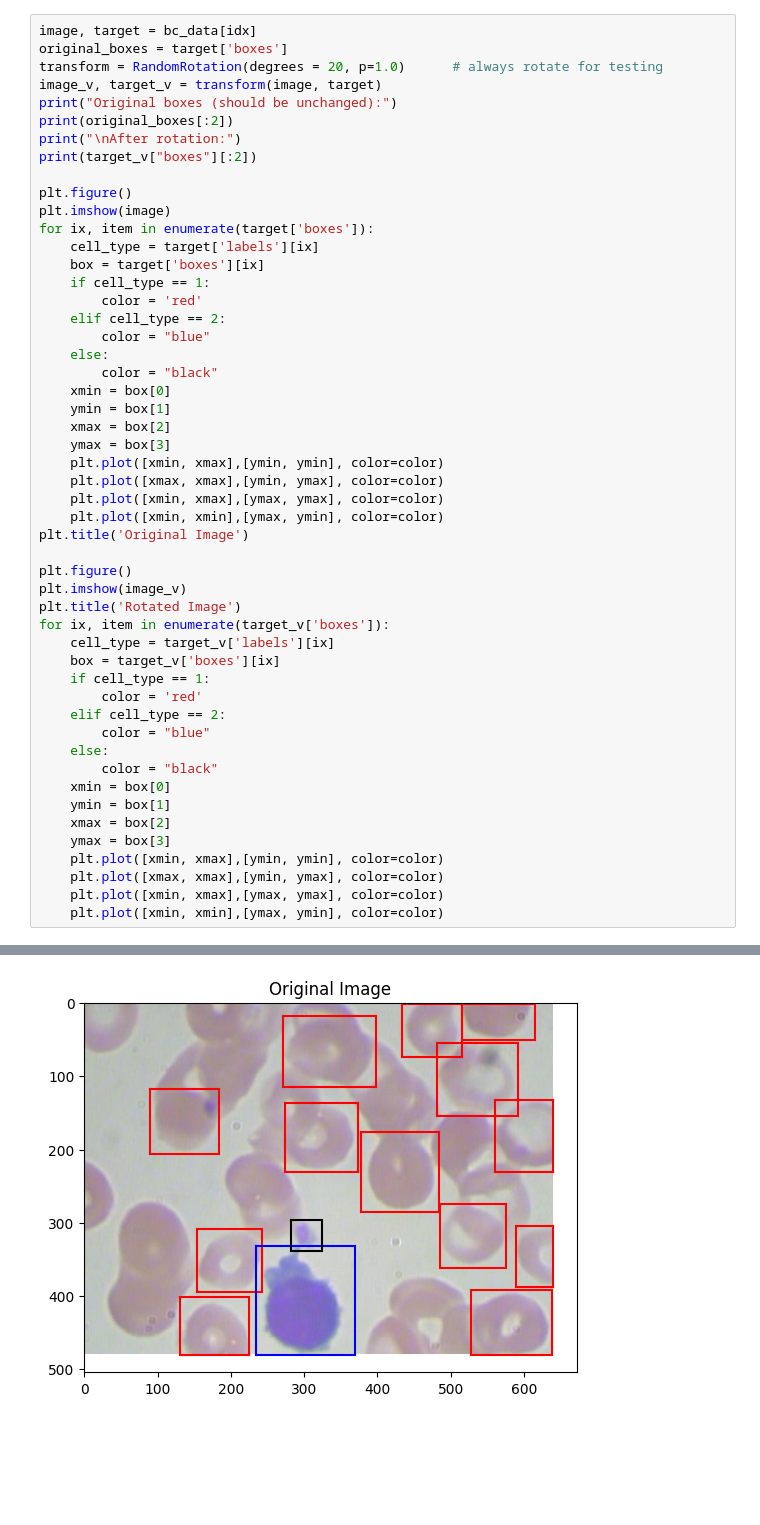
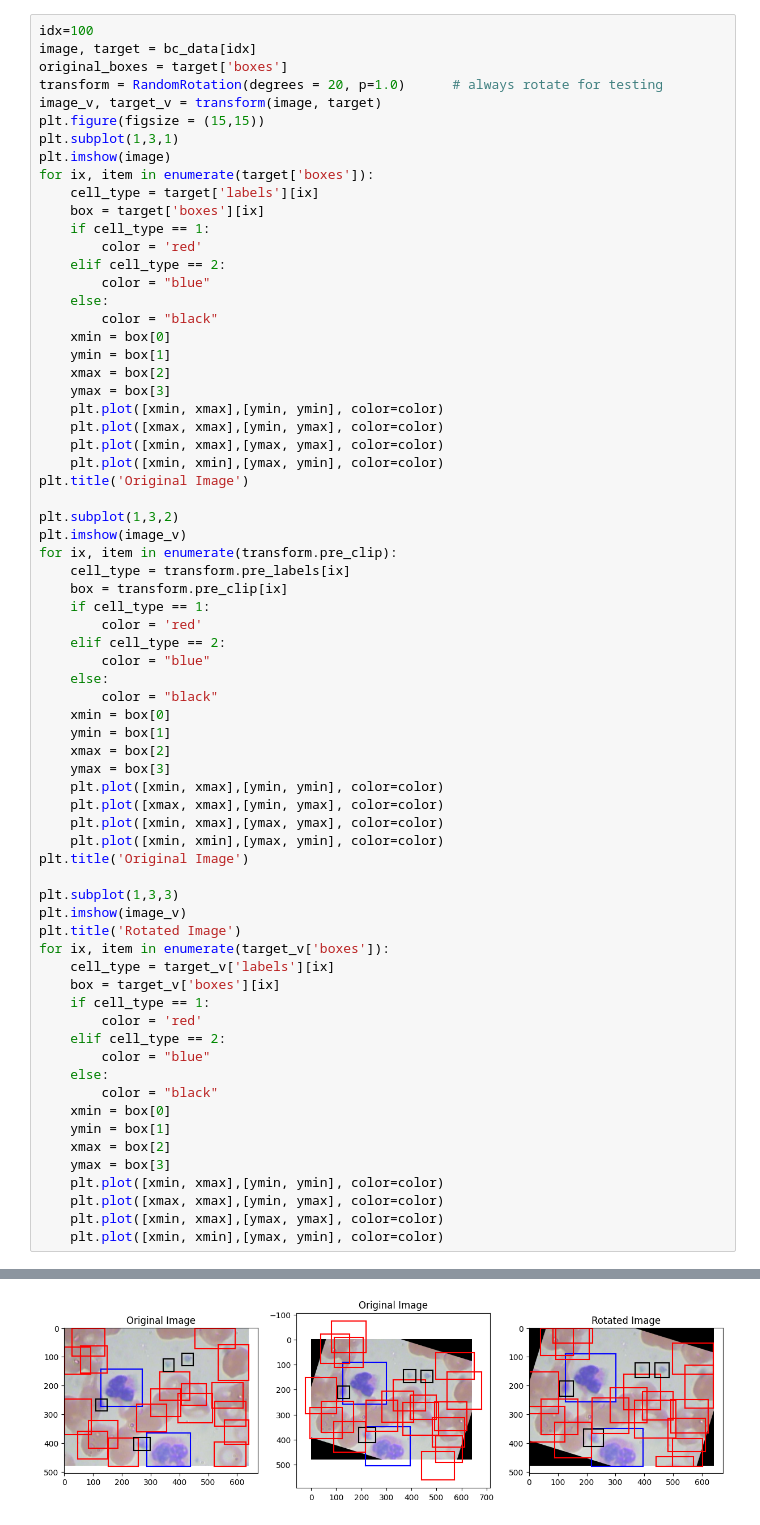
Before and after one commit to janscode33/bccd_object_detection, a Jupyter notebook: notebooks/data_import.ipynb, the cells around one changed output, grey strips where cells are left out. Saved outputs shown, nothing was run; the diff lists cells and outputs as text; blank space fills up the shorter version.

Commit message:
refining rotation function 2

```diff
--- a/notebooks/data_import.ipynb
+++ b/notebooks/data_import.ipynb
@@ -516,14 +558,11 @@ tensor([[153.,  86., 243., 171.],
 # %%
+idx=100
 image, target = bc_data[idx]
 original_boxes = target['boxes']
 transform = RandomRotation(degrees = 20, p=1.0)      # always rotate for testing
 image_v, target_v = transform(image, target)
-print("Original boxes (should be unchanged):")
-print(original_boxes[:2])
-print("\nAfter rotation:")
-print(target_v["boxes"][:2])
-
-plt.figure()
+plt.figure(figsize = (15,15))
+plt.subplot(1,3,1)
 plt.imshow(image)
 for ix, item in enumerate(target['boxes']):
     cell_type = target['labels'][ix]
@@ -544,7 +583,28 @@ for ix, item in enumerate(target['boxes']):
     plt.plot([xmin, xmin],[ymax, ymin], color=color)
 plt.title('Original Image')
 
-plt.figure()
+plt.subplot(1,3,2)
+plt.imshow(image_v)
+for ix, item in enumerate(transform.pre_clip):
+    cell_type = transform.pre_labels[ix]
+    box = transform.pre_clip[ix]
+    if cell_type == 1:
+        color = 'red'
+    elif cell_type == 2:
+        color = "blue"
+    else:
+        color = "black"
+    xmin = box[0]
+    ymin = box[1]
+    xmax = box[2]
+    ymax = box[3]
+    plt.plot([xmin, xmax],[ymin, ymin], color=color)
+    plt.plot([xmax, xmax],[ymin, ymax], color=color)
+    plt.plot([xmin, xmax],[ymax, ymax], color=color)
+    plt.plot([xmin, xmin],[ymax, ymin], color=color)
+plt.title('Original Image')
+
+plt.subplot(1,3,3)
 plt.imshow(image_v)
 plt.title('Rotated Image')
 for ix, item in enumerate(target_v['boxes']):
@@ -575 +628 @@ tensor([[174.6647, 325.5846, 282.5612, 429.8399],
-[figure, old version]
+[figure, new version]
```
Also changed, not shown: parts of 5 cells of this notebook.
